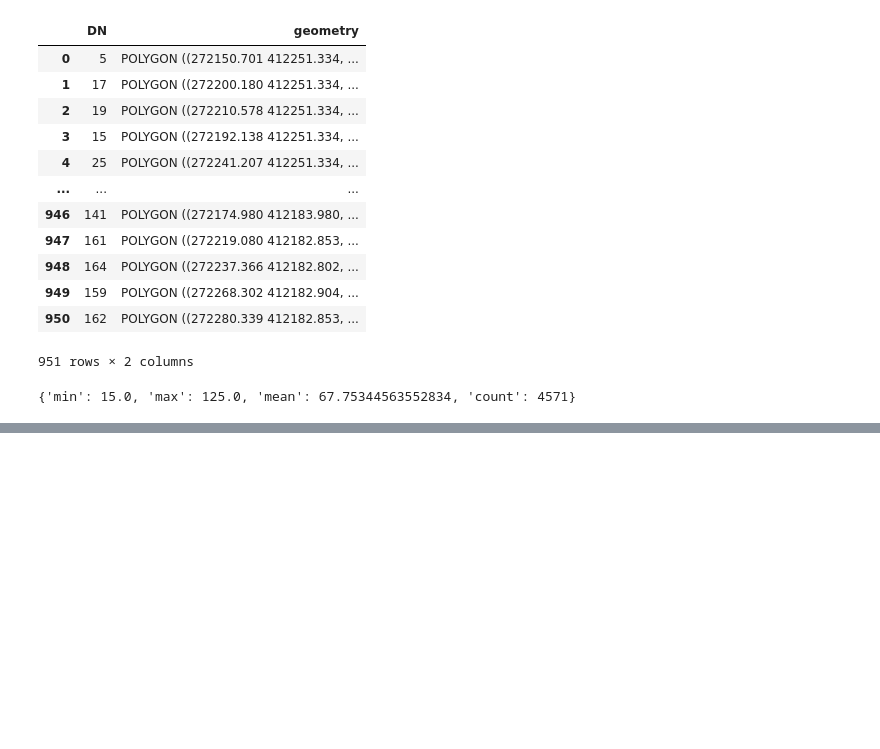
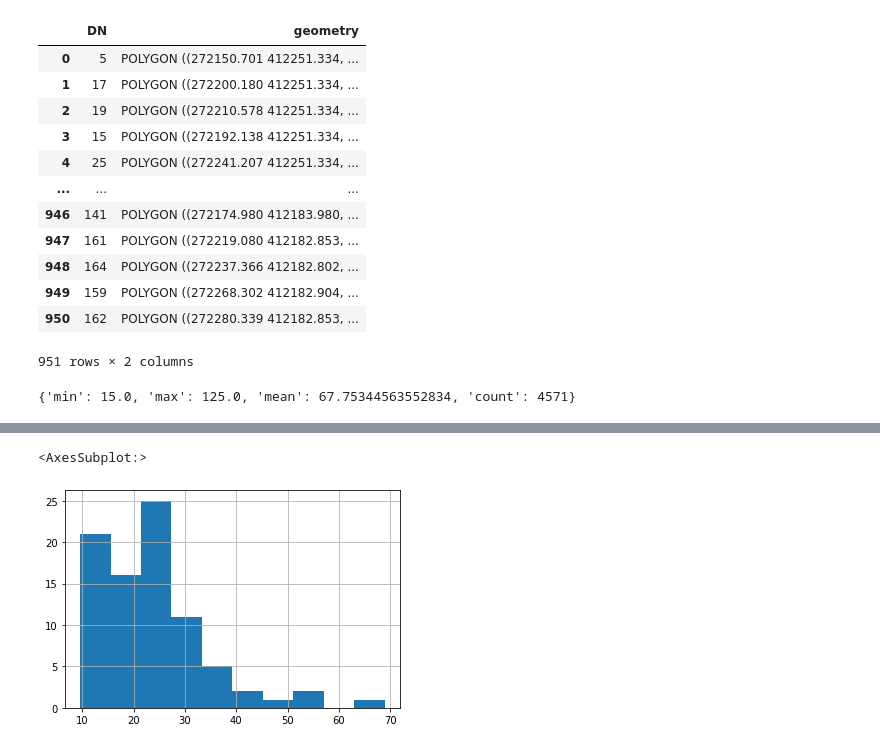
Before and after one commit to dwhew/MAP---OBIA, a Jupyter notebook: OBIA.ipynb, the cells around one changed output, grey strips where cells are left out. Saved outputs shown, nothing was run; the diff lists cells and outputs as text; code cells hidden in the pictures; blank space fills up the shorter version.

```diff
--- a/OBIA.ipynb
+++ b/OBIA.ipynb
@@ -194,0 +215,5 @@ segments_shp
+# %%
+dissolve['area'].hist()
+# %% [output]
+<AxesSubplot:>
+[figure, added]
```
Also changed, not shown: parts of 22 cells of this notebook.
